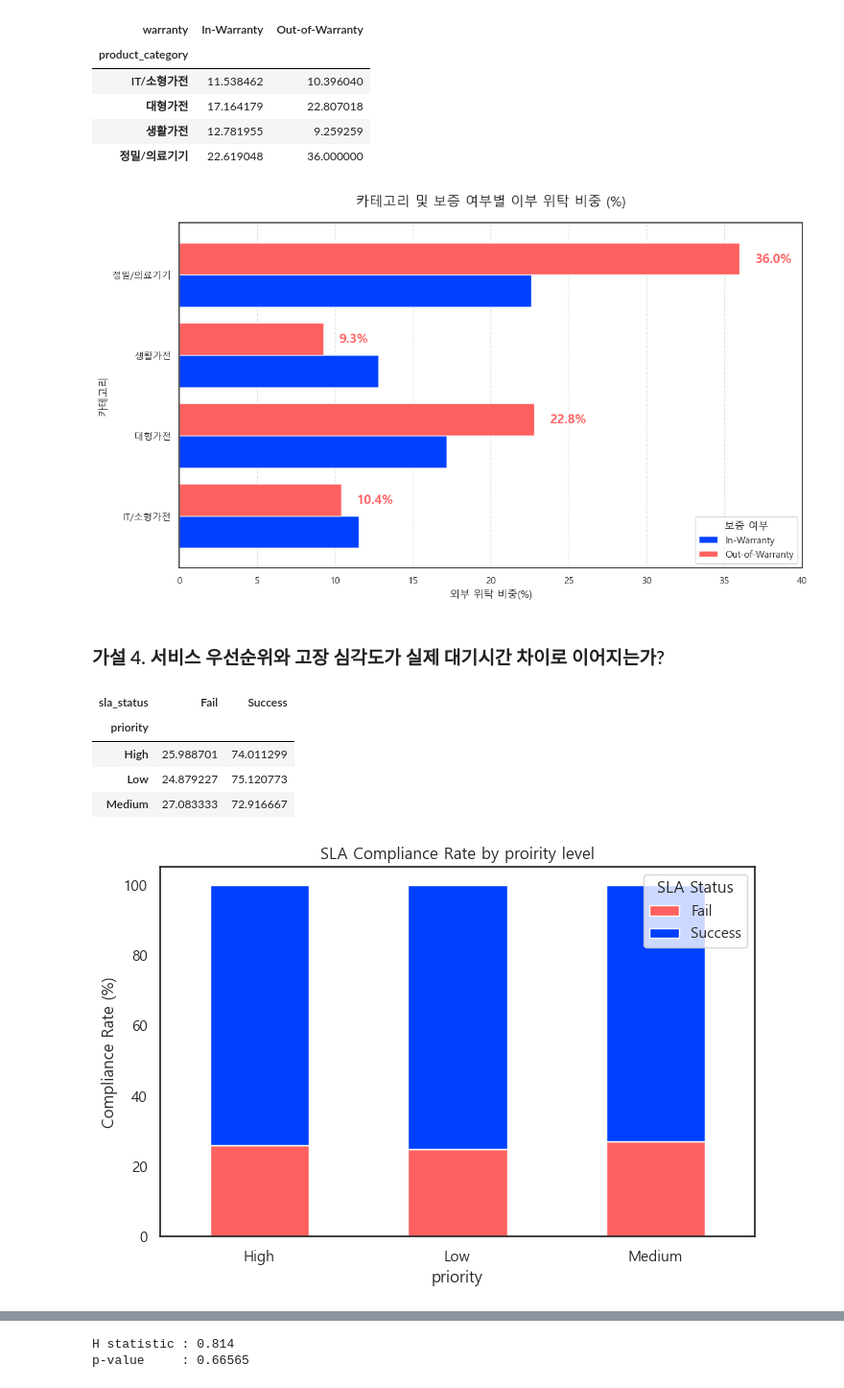
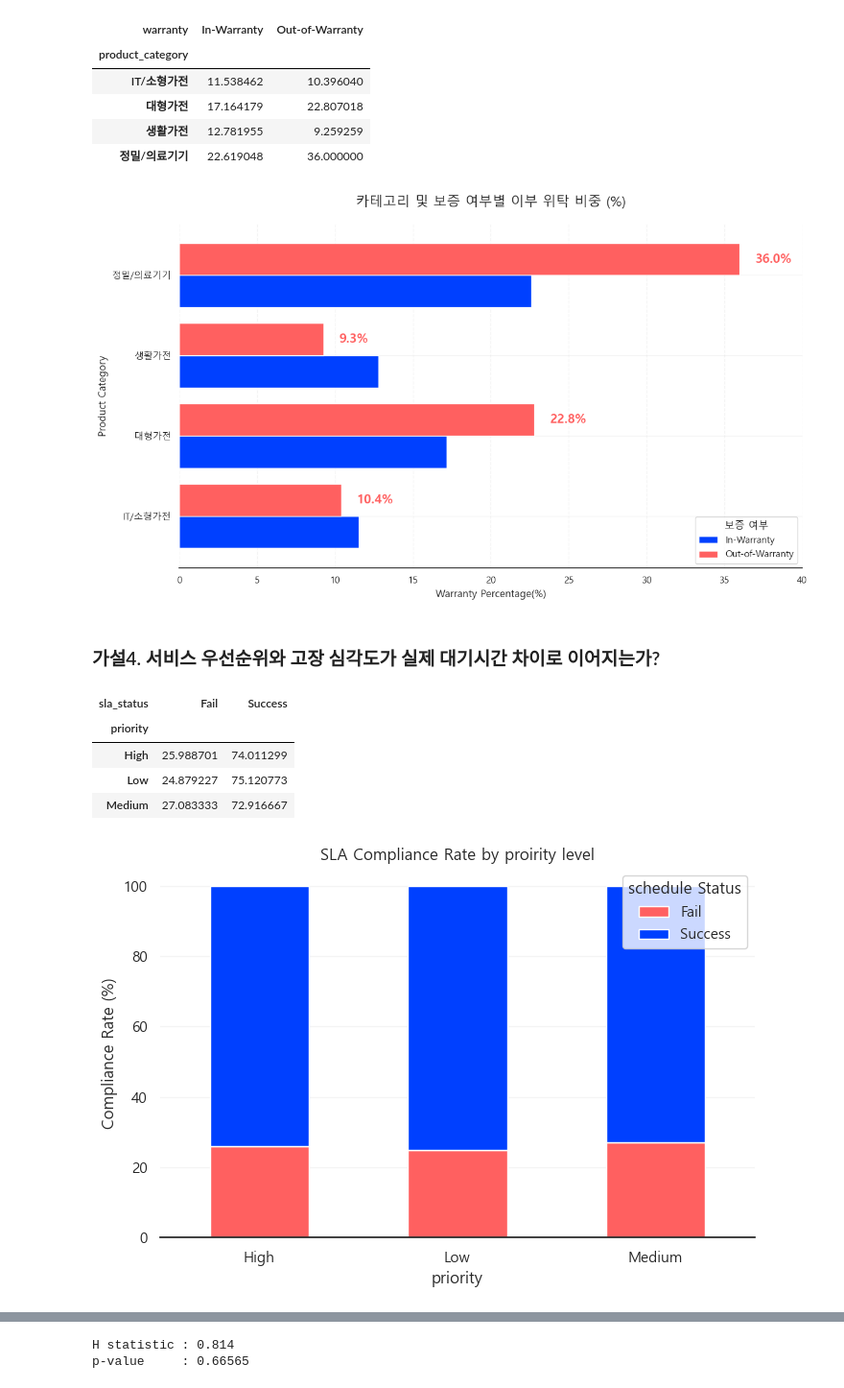
Before and after one commit to Seonghee-yang/repair-process-analysis, a Jupyter notebook: notebooks/03_hypothesis_testing.ipynb, the cells around one changed output, grey strips where cells are left out. Shown at 96% size. Cells and saved outputs as stored; diff of their text form; code cells hidden in the pictures.

```diff
--- a/notebooks/03_hypothesis_testing.ipynb
+++ b/notebooks/03_hypothesis_testing.ipynb
@@ -367,3 +382,5 @@ chi2_h1, p_h1, _, _ = chi2_contingency(ct_h1)
 print("H1 p-value: ", p_h1)
 # %% [output]
 H1 p-value:  1.0965150228327562e-41
+# %%
+add_df["is_multi_repair"] = (add_df["repair_count"] >= 2).astype(int)
@@ -935,26 +1010,32 @@ colors = ['#0040FF', '#FF6060']
 ax = plot_data.plot(kind = "barh", figsize = (12, 7), color = colors, width = 0.8)
 
 # Out-of-warranty 막대에만 수치 추가
-for i, p in enumerate(ax.patches) :
-    if i >= len(plot_data):
+for i, p in enumerate(ax.patches) : # barh에서 patches는 아래에서 위로, 왼쪽에서 오른쪽 순서로 접근
+    if i >= len(plot_data): # 막대가 in, out 두 세트이므로, 뒤쪽 세트(out)에만 텍스트 표시(인덱스 활용)
         width = p.get_width()
         ax.annotate(f"{width:.1f}%", (width + 1, p.get_y() + p.get_height() / 2)
                     , va = "center", fontsize = 15, fontweight = "bold", color = '#FF6060')
 
 plt.title("카테고리 및 보증 여부별 이부 위탁 비중 (%)", fontsize = 16, pad = 20)
-plt.xlabel("외부 위탁 비중(%)", fontsize = 12)
-plt.ylabel("카테고리", fontsize = 12)
+plt.xlabel("Warranty Percentage(%)", fontsize = 12)
+plt.ylabel("Product Category", fontsize = 12)
 plt.legend(title = "보증 여부", labels = ["In-Warranty", "Out-of-Warranty"], loc = "lower right")
 
 plt.xlim(0, 40)
 plt.grid(axis = "x", linestyle = "--", alpha = 0.6)
+sns.despine(left = True, right = True, top = True, bottom = False) # 불필요한 모든 테두리 제거
+plt.grid(axis="y", alpha=.2)
+plt.grid(axis="x", alpha=.2)
 
 plt.tight_layout()
+
+plt.savefig("카테고리 및 보증 여부별 이부 위탁 비중 (%)", dpi=300, bbox_inches="tight", facecolor="white")
+
 plt.show()
 # %% [output]
-[figure, old version]
+[figure, new version]
 # %% [markdown]
-### 가설 4. 서비스 우선순위와 고장 심각도가 실제 대기시간 차이로 이어지는가?
+### 가설4. 서비스 우선순위와 고장 심각도가 실제 대기시간 차이로 이어지는가?
 # %%
 sla_ratio = pd.crosstab(add_df["priority"], add_df["sla_status"], normalize = "index") * 100
 sla_ratio
@@ -967,15 +1048,23 @@ sla_ratio
 # %%
 colors = ['#FF6060', '#0040FF']
 
 sla_ratio.plot(kind = "bar", stacked = True, color = colors, figsize = (8, 5))
 plt.title("SLA Compliance Rate by proirity level")
 plt.legend(title = "SLA Status", loc = "upper right")
 plt.xticks(rotation = 0)
 plt.xlabel("priority")
 plt.ylabel("Compliance Rate (%)")
+plt.legend(title="schedule Status", labels=["Fail", "Success"], loc = "upper right")
+
+sns.despine(left = True, right = True, top = True, bottom = False) # 불필요한 모든 테두리 제거
+plt.grid(axis="y", alpha=.2)
+plt.grid(axis="x", alpha=0)
+
+plt.savefig("SLA Compliance Rate by proirity level", dpi=300, bbox_inches="tight", facecolor="white")
+
 plt.show()
 # %% [output]
-[figure, old version]
+[figure, new version]
 # %%
 # 서비스 우선순위 vs 평균 실제 대기 시간(수리 시간만 제외)
 palette = {
```
Also changed, not shown: parts of 39 cells of this notebook, 6 other files.
